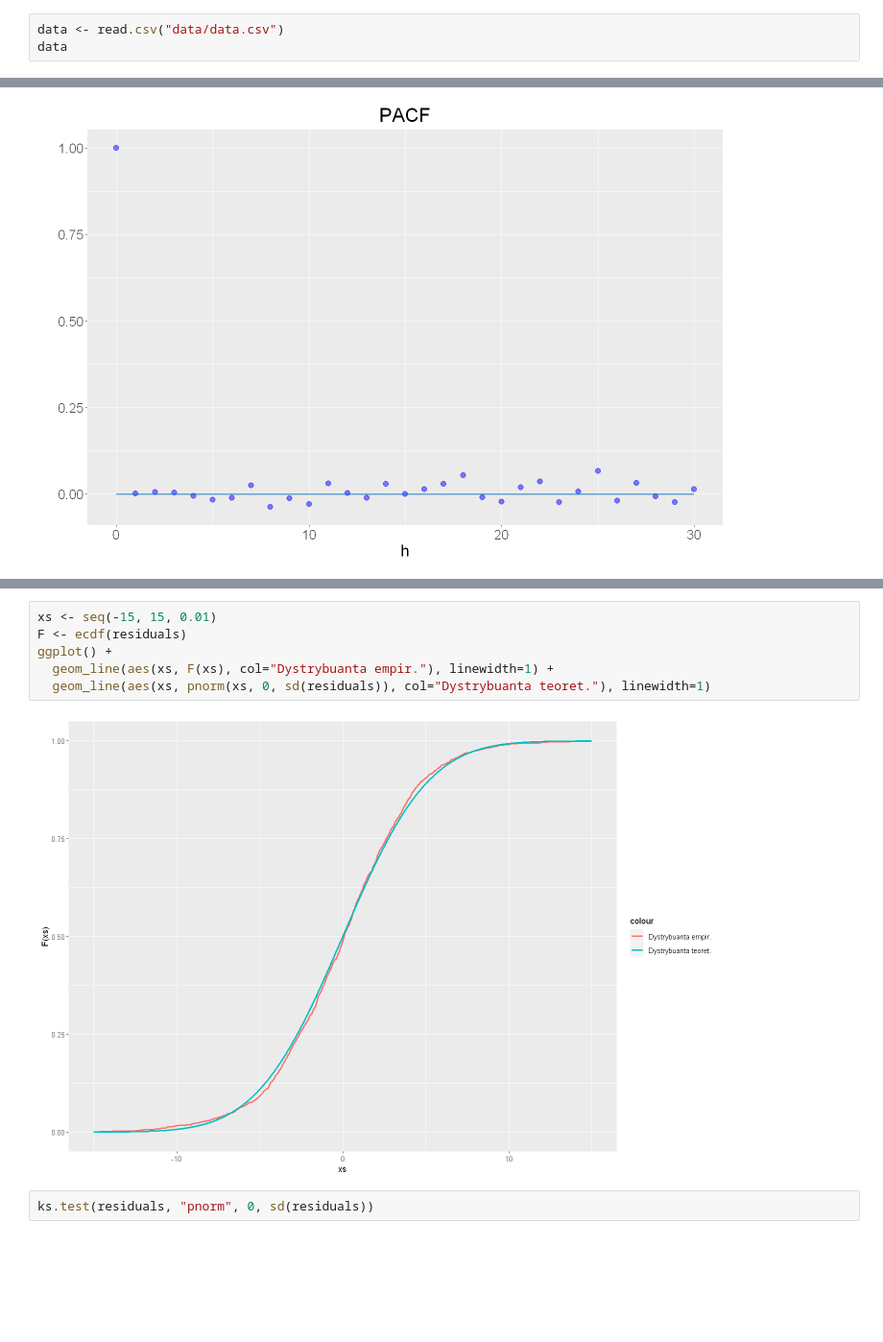
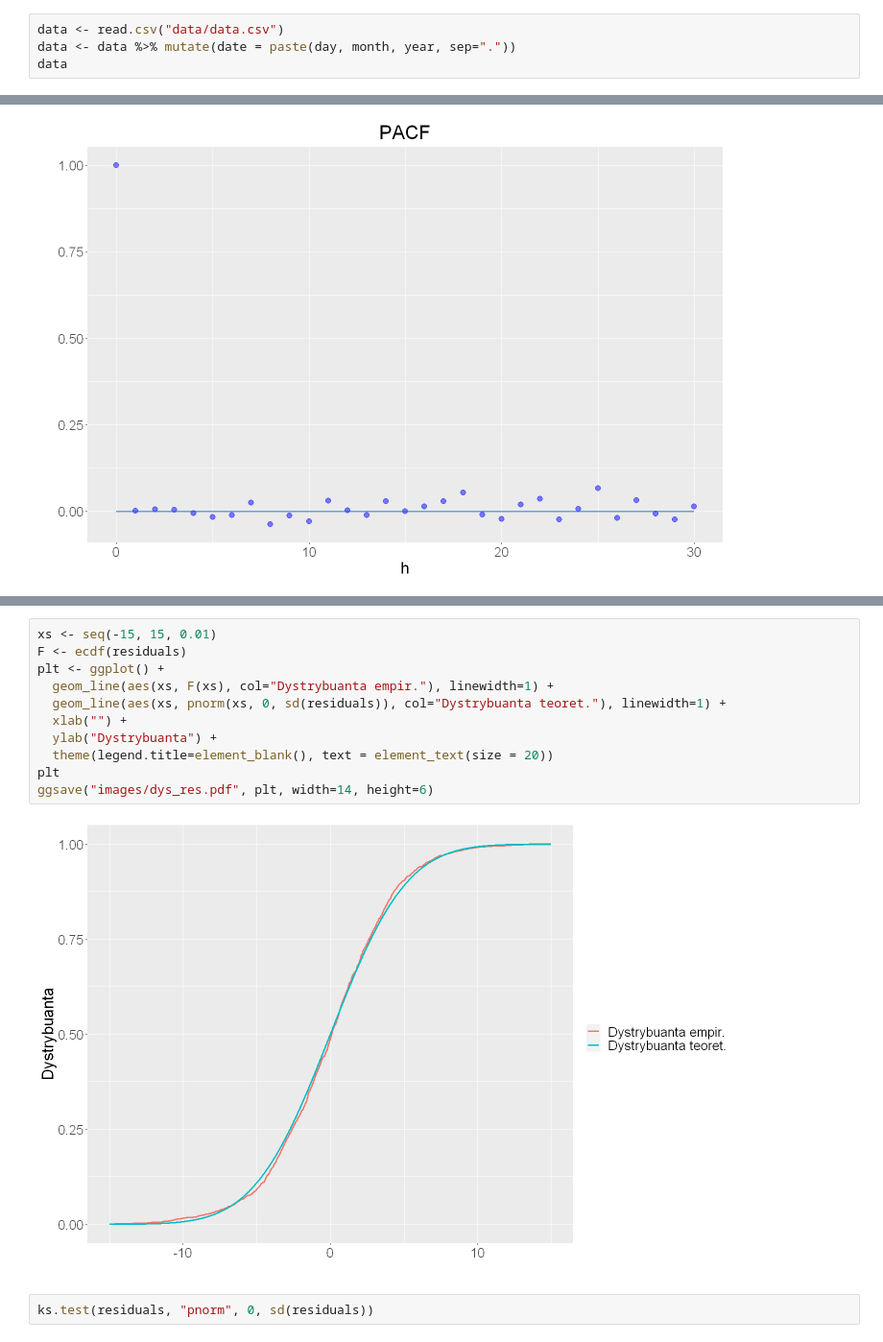
Before and after one commit to Szymex49/ARMA_temperature_modelling, a Jupyter notebook: SM_R.ipynb, the cells around one changed output, grey strips where cells are left out. Shown at 96% size. Drawn from its saved outputs; the diff is of its cells as text; blank space fills up the shorter version.

```diff
--- a/SM_R.ipynb
+++ b/SM_R.ipynb
@@ -47,5 +47,6 @@ pvar <- function(X, k, plot=FALSE){
 }
 # %%
 data <- read.csv("data/data.csv")
+data <- data %>% mutate(date = paste(day, month, year, sep="."))
 data
 # %% [output]
@@ -283,11 +332,16 @@ to continuous.
 # %%
 xs <- seq(-15, 15, 0.01)
 F <- ecdf(residuals)
-ggplot() +
+plt <- ggplot() +
   geom_line(aes(xs, F(xs), col="Dystrybuanta empir."), linewidth=1) +
-  geom_line(aes(xs, pnorm(xs, 0, sd(residuals)), col="Dystrybuanta teoret."), linewidth=1)
+  geom_line(aes(xs, pnorm(xs, 0, sd(residuals)), col="Dystrybuanta teoret."), linewidth=1) +
+  xlab("") +
+  ylab("Dystrybuanta") +
+  theme(legend.title=element_blank(), text = element_text(size = 20))
+plt
+ggsave("images/dys_res.pdf", plt, width=14, height=6)
 # %% [output]
-[figure, old version]
+[figure, new version]
 # %%
 ks.test(residuals, "pnorm", 0, sd(residuals))
 # %% [output]
```
Also changed, not shown: parts of 13 cells of this notebook, 11 other files.
